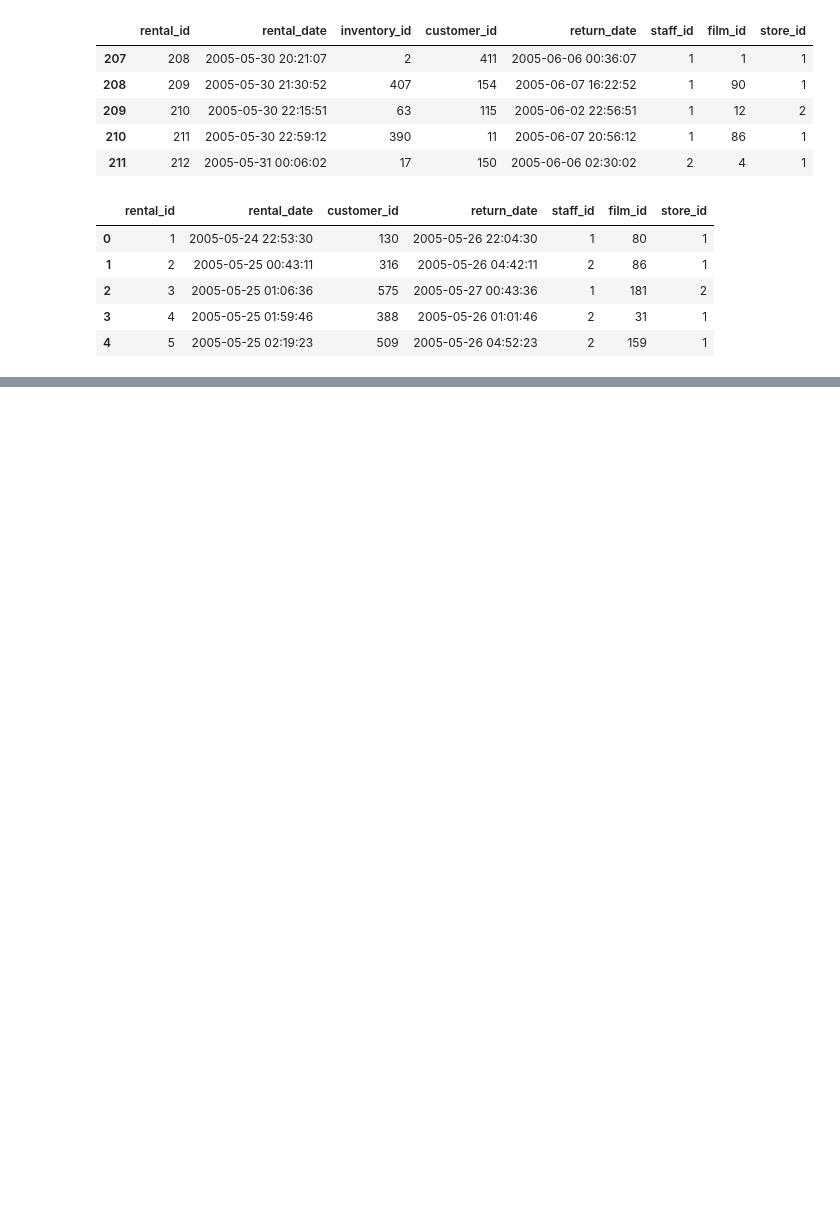
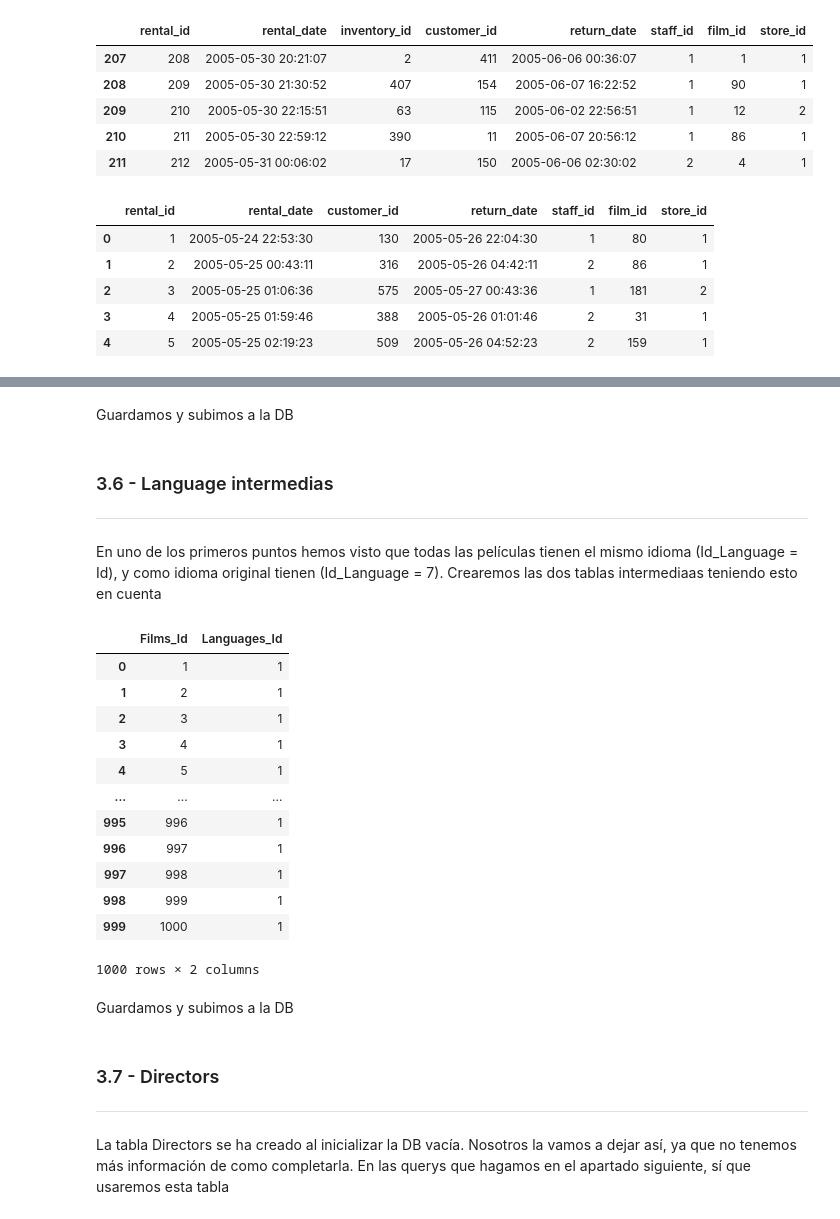
Before and after one commit to gusavato/2_IRONHACK_MySQL, a Jupyter notebook: jupyter/Clean.ipynb, the cells around one changed output, grey strips where cells are left out. Cells and saved outputs as stored; diff of their text form; code cells hidden in the pictures; blank space fills up the shorter version.

Commit message:
A falta de querys

```diff
--- a/jupyter/Clean.ipynb
+++ b/jupyter/Clean.ipynb
@@ -817,0 +958,2 @@ emp.to_sql(name='Employees',
+# %% [markdown]
+Guardamos y subimos a la DB
@@ -817,0 +966,30 @@ emp.to_sql(name='Employees',
+# %% [markdown]
+### 3.6 - Language intermedias <a name="lan_int"/>
+***
+# %% [markdown]
+En uno de los primeros puntos hemos visto que todas las películas tienen el mismo idioma (Id_Language = Id), y como idioma original tienen (Id_Language = 7). Crearemos las dos tablas intermediaas teniendo esto en cuenta
+# %%
+lan_int = pd.DataFrame({'Films_Id': film.Id_films,
+                        'Languages_Id':1
+                       })
+lan_int_org = pd.DataFrame({'Films_Id': film.Id_films,
+                            'Languages_Id':7
+                           })
+# %%
+lan_int
+# %% [output]
+|  | Films_Id | Languages_Id |
+| 0 | 1 | 1 |
+| 1 | 2 | 1 |
+| 2 | 3 | 1 |
+| 3 | 4 | 1 |
+| 4 | 5 | 1 |
+| ... | ... | ... |
+| 995 | 996 | 1 |
+| 996 | 997 | 1 |
+| 997 | 998 | 1 |
+| 998 | 999 | 1 |
+| 999 | 1000 | 1 |
+1000 rows × 2 columns
+# %% [markdown]
+Guardamos y subimos a la DB
@@ -817,0 +1008,5 @@ emp.to_sql(name='Employees',
+# %% [markdown]
+### 3.7 - Directors <a name="dir"/>
+***
+# %% [markdown]
+La tabla Directors se ha creado al inicializar la DB vacía. Nosotros la vamos a dejar así, ya que no tenemos más información de como completarla. En las querys que hagamos en el apartado siguiente, sí que usaremos esta tabla
```
Also changed, not shown: parts of 69 cells of this notebook, 11 other files.
